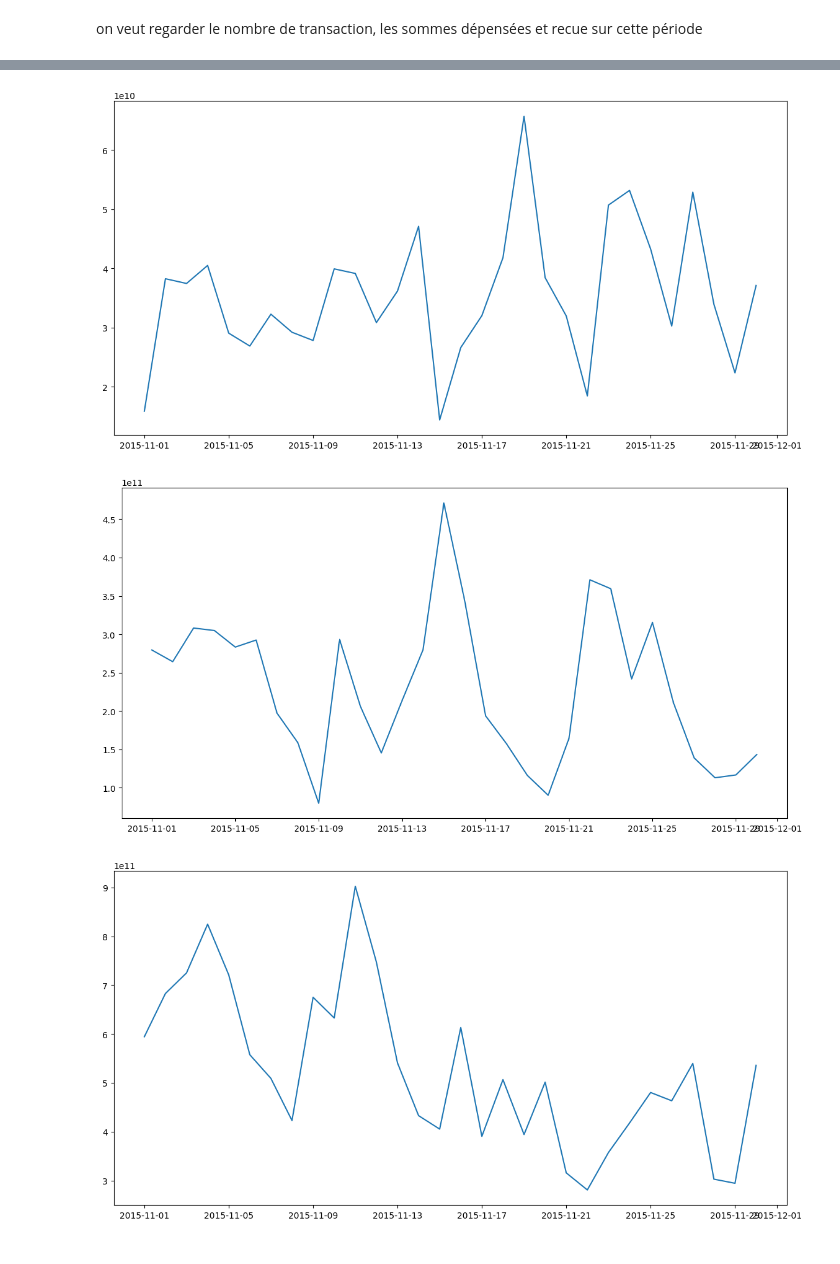
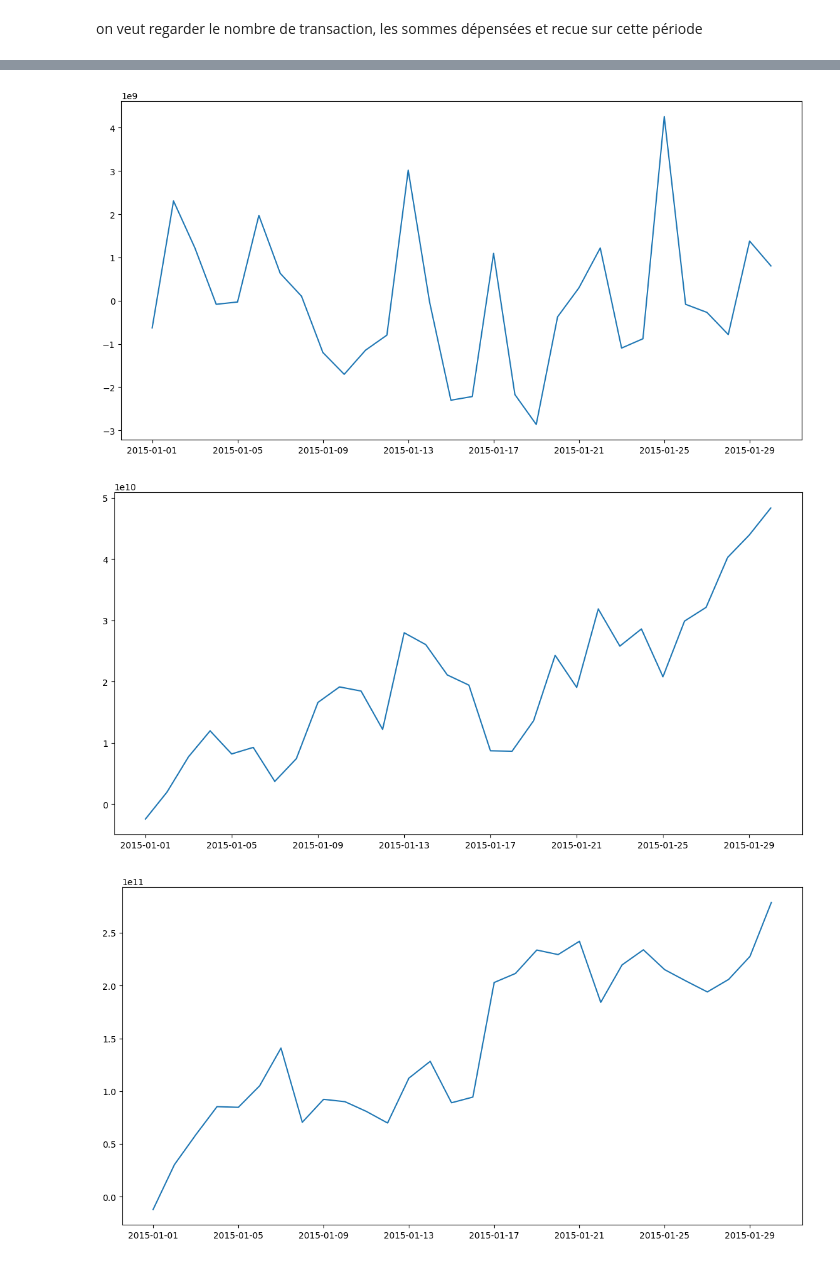
Before and after one commit to Coartix/BigDataDefiEGC, a Jupyter notebook: profit_analysis.ipynb, the cells around one changed output, grey strips where cells are left out. Drawn from its saved outputs; the diff is of its cells as text; code cells hidden in the pictures.

```diff
--- a/profit_analysis.ipynb
+++ b/profit_analysis.ipynb
@@ -370,7 +373,7 @@ actor_df.reset_index(inplace=True)
 actor_df.set_index('date', inplace=True)
 
 # only keep the date range from 2015-08-01 to 2015-08-31
-actor_df_2015_08 = actor_df.loc['2015-11-01':'2015-11-30']
+actor_df_2015_08 = actor_df.loc['2015-01-01':'2015-01-30']
 
 actor_df_2015_08.reset_index(inplace=True)
 actor_df_2015_08.set_index('identity', inplace=True)
@@ -430,20 +433,20 @@ The default value of numeric_only in DataFrameGroupBy.sum is deprecated. In a fu
 120 rows × 12 columns
 # %%
 # plot the number of transactions of each quartile
-look = 'sent'
+look = 'profit'
 plt.figure(figsize=(14,7))
 plt.plot(actor_df_2015_08.loc['Q1'][look], label='Q1')
 plt.show()
 plt.figure(figsize=(14,7))
 plt.plot(actor_df_2015_08.loc['Q2'][look], label='Q2')
 plt.show()
 plt.figure(figsize=(14,7))
 plt.plot(actor_df_2015_08.loc['Q3'][look], label='Q3')
 plt.show()
 plt.figure(figsize=(14,7))
 plt.plot(actor_df_2015_08.loc['Q4'][look], label='Q4')
 plt.show()
 # %% [output]
-[figure, old version]
+[figure, new version]
-[figure, old version]
+[figure, new version]
-[figure, old version]
+[figure, new version]
```
Also changed, not shown: parts of 16 cells of this notebook.
